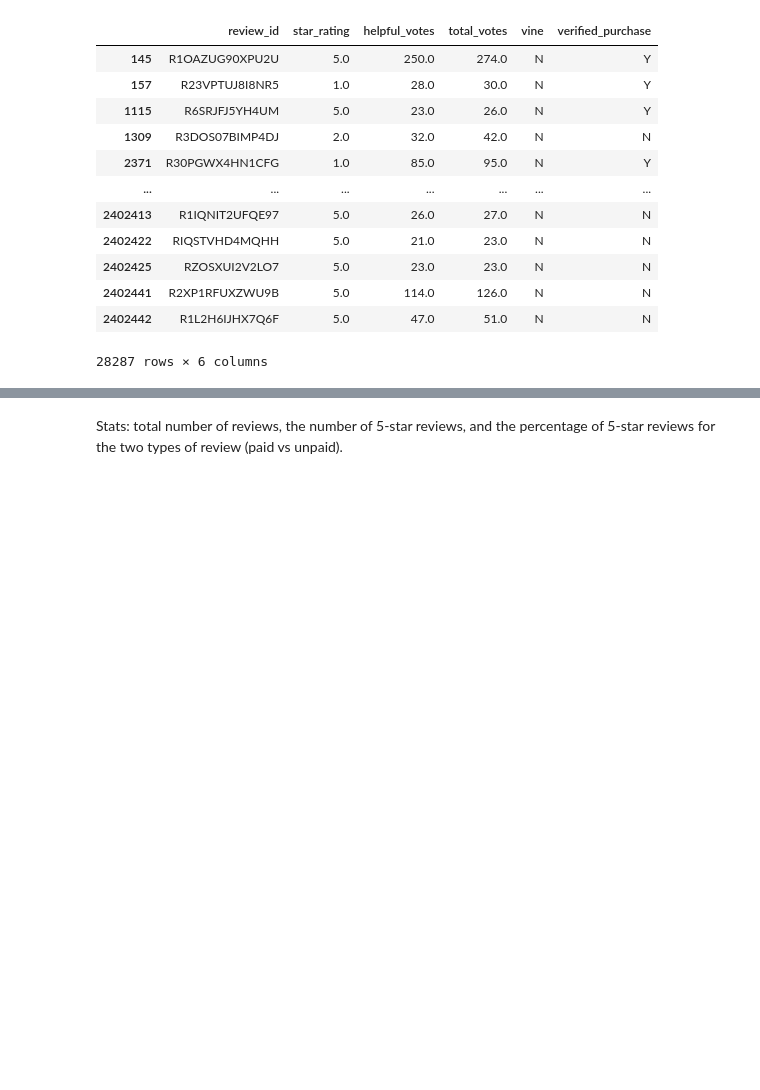
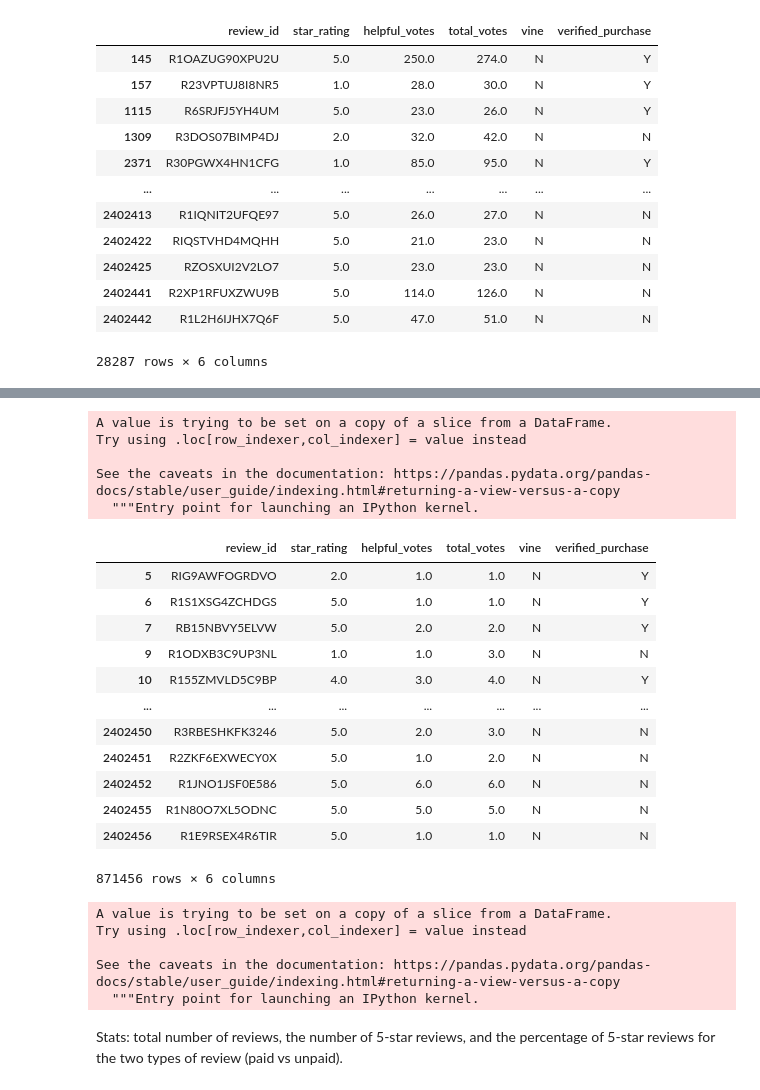
Before and after one commit to sarahrosegallagher/AWS_RDS_ETL, a Jupyter notebook: Vine_Review_Analysis.ipynb, the cells around one changed output, grey strips where cells are left out. Saved outputs shown, nothing was run; the diff lists cells and outputs as text; code cells hidden in the pictures; blank space fills up the shorter version.

```diff
--- a/Vine_Review_Analysis.ipynb
+++ b/Vine_Review_Analysis.ipynb
@@ -105,0 +126,8 @@ unpaid_reviews_df
+# %%
+all_paid_df["percent_helpful"] = (all_paid_df["helpful_votes"]/all_paid_df["total_votes"])
+# %% [output]
+A value is trying to be set on a copy of a slice from a DataFrame.
+Try using .loc[row_indexer,col_indexer] = value instead
+
+See the caveats in the documentation: https://pandas.pydata.org/pandas-docs/stable/user_guide/indexing.html#returning-a-view-versus-a-copy
+  """Entry point for launching an IPython kernel.
@@ -105,0 +138,26 @@ unpaid_reviews_df
+# %%
+all_unpaid_df = df[(df.vine=="N") & (df.helpful_votes > 0)]
+# %%
+all_unpaid_df
+# %% [output]
+|  | review_id | star_rating | helpful_votes | total_votes | vine | verified_purchase |
+| 5 | RIG9AWFOGRDVO | 2.0 | 1.0 | 1.0 | N | Y |
+| 6 | R1S1XSG4ZCHDGS | 5.0 | 1.0 | 1.0 | N | Y |
+| 7 | RB15NBVY5ELVW | 5.0 | 2.0 | 2.0 | N | Y |
+| 9 | R1ODXB3C9UP3NL | 1.0 | 1.0 | 3.0 | N | N |
+| 10 | R155ZMVLD5C9BP | 4.0 | 3.0 | 4.0 | N | Y |
+| ... | ... | ... | ... | ... | ... | ... |
+| 2402450 | R3RBESHKFK3246 | 5.0 | 2.0 | 3.0 | N | N |
+| 2402451 | R2ZKF6EXWECY0X | 5.0 | 1.0 | 2.0 | N | N |
+| 2402452 | R1JNO1JSF0E586 | 5.0 | 6.0 | 6.0 | N | N |
+| 2402455 | R1N80O7XL5ODNC | 5.0 | 5.0 | 5.0 | N | N |
+| 2402456 | R1E9RSEX4R6TIR | 5.0 | 1.0 | 1.0 | N | N |
+871456 rows × 6 columns
+# %%
+all_unpaid_df["percent_helpful"] = (all_unpaid_df["helpful_votes"]/all_unpaid_df["total_votes"])
+# %% [output]
+A value is trying to be set on a copy of a slice from a DataFrame.
+Try using .loc[row_indexer,col_indexer] = value instead
+
+See the caveats in the documentation: https://pandas.pydata.org/pandas-docs/stable/user_guide/indexing.html#returning-a-view-versus-a-copy
+  """Entry point for launching an IPython kernel.
```
Also changed, not shown: parts of 12 cells of this notebook, 1 other file.
